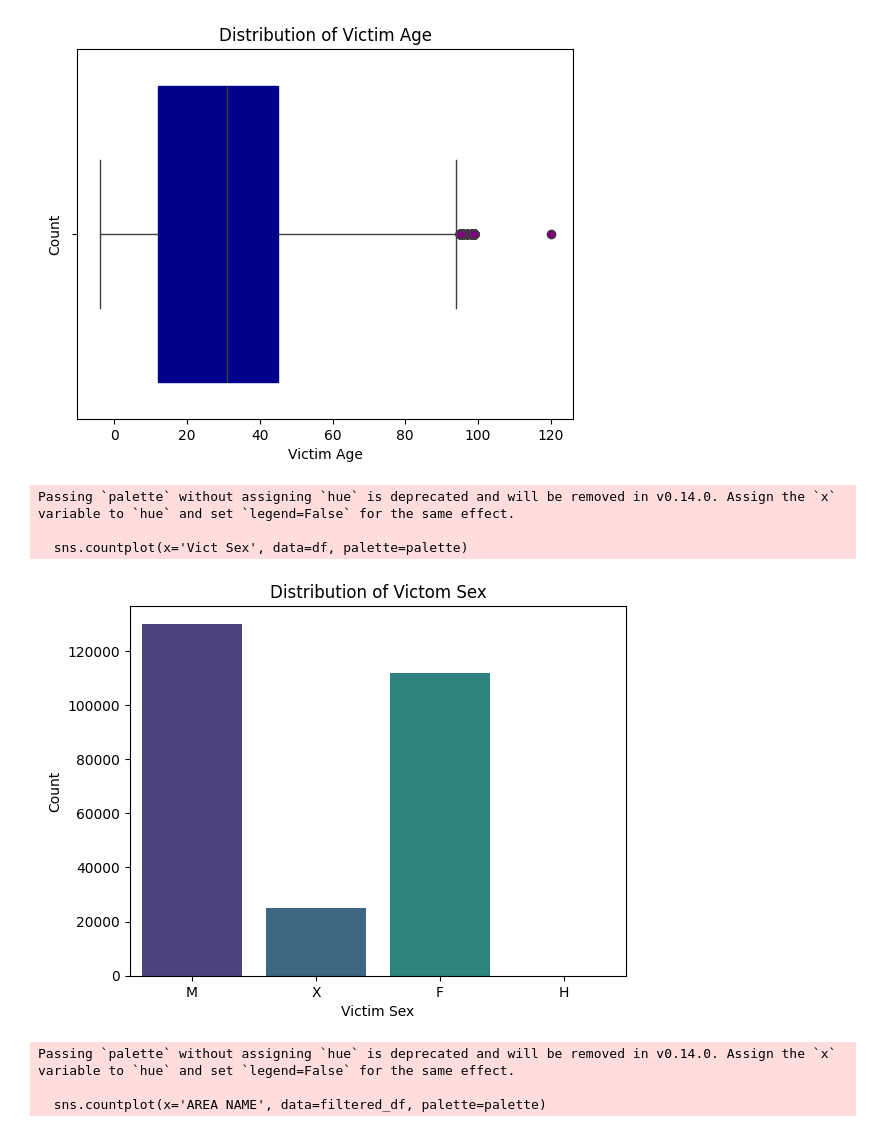
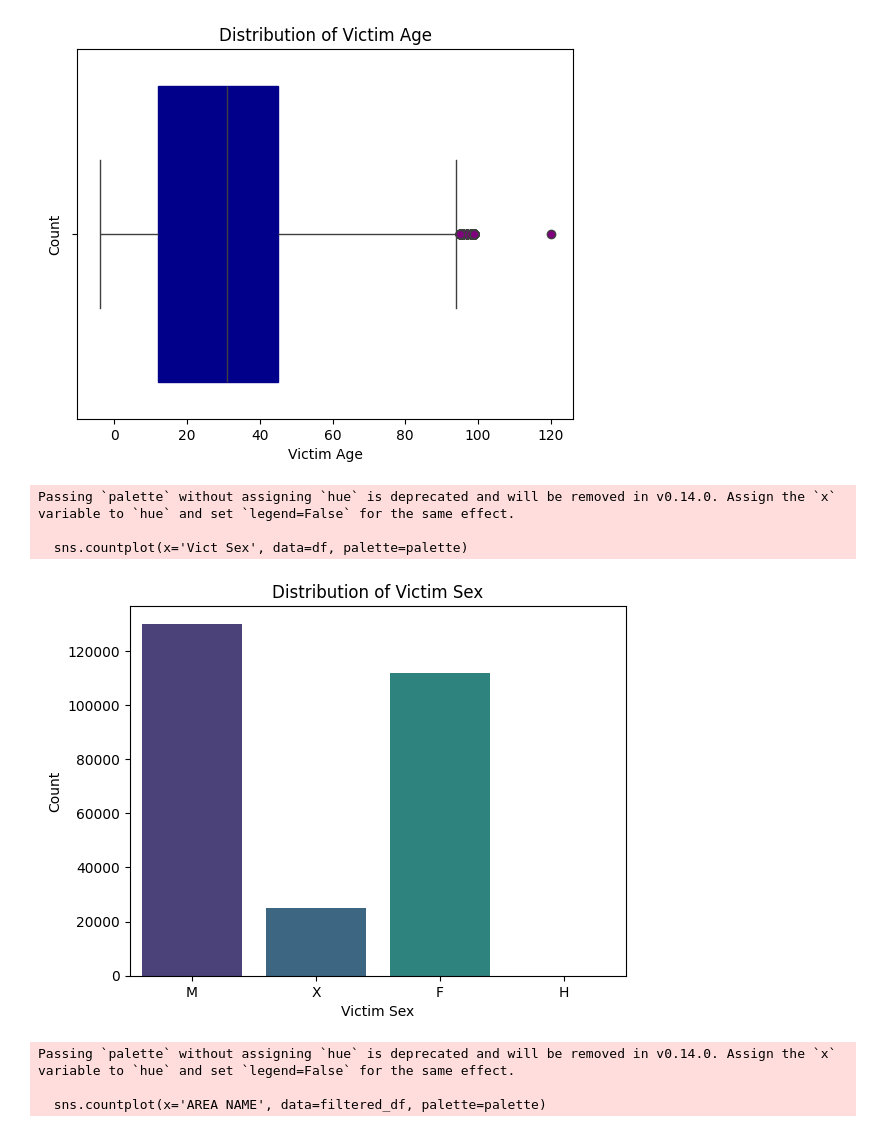
Before and after one commit to ToriStoner/DS4002, a Jupyter notebook: Project_2.ipynb, the cells around one changed output. Drawn from its saved outputs; the diff is of its cells as text; code cells hidden in the pictures.

```diff
--- a/Project_2.ipynb
+++ b/Project_2.ipynb
@@ -65,16 +65,16 @@ plt.show()
 # %%
 num_colors = len(df['Vict Sex'].unique())  # Get the number of unique categories
 palette = sns.color_palette("viridis", num_colors)  # Generate a color palette with enough colors
 sns.countplot(x='Vict Sex', data=df, palette=palette)
-plt.title('Distribution of Victom Sex')
+plt.title('Distribution of Victim Sex')
 plt.xlabel('Victim Sex')
 plt.ylabel('Count')
 plt.show()
 # %% [output]
 Passing `palette` without assigning `hue` is deprecated and will be removed in v0.14.0. Assign the `x` variable to `hue` and set `legend=False` for the same effect.
 
   sns.countplot(x='Vict Sex', data=df, palette=palette)
-[figure, old version]
+[figure, new version]
 # %%
 top_10_areas = df['AREA NAME'].value_counts().nlargest(10).index  # Get the top 10 areas
 filtered_df = df[df['AREA NAME'].isin(top_10_areas)]  # Filter the DataFrame
```
